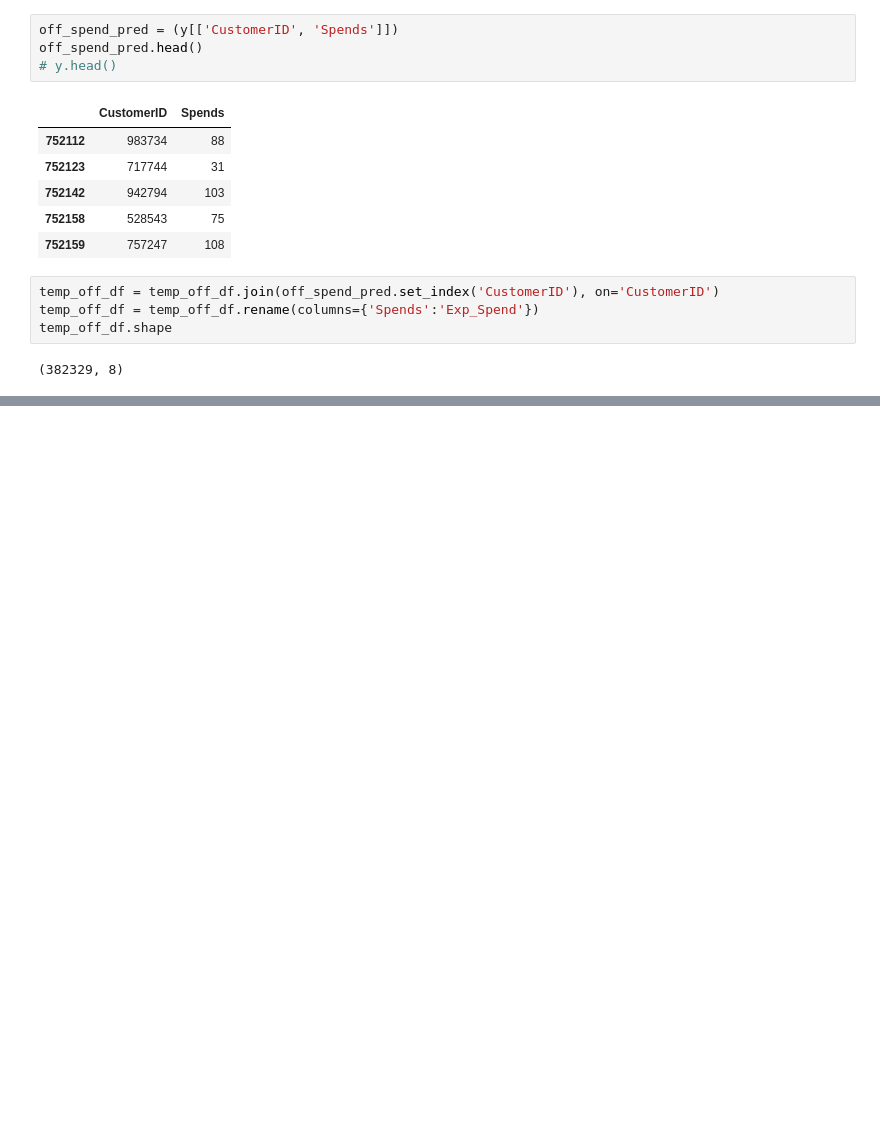
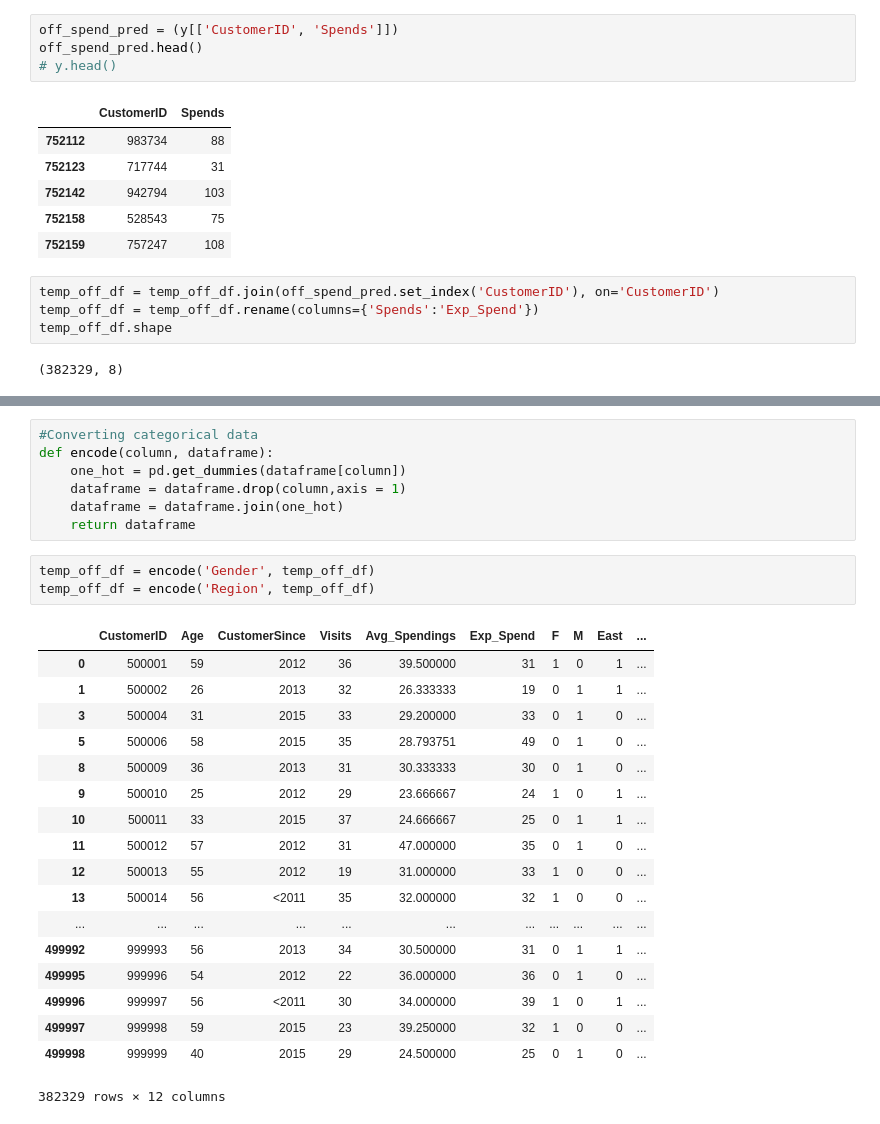
Before and after one commit to MounicaAleti/Customer_Purchasing_Patterns, a Jupyter notebook: myscript.ipynb, the cells around one changed output, grey strips where cells are left out. Saved outputs shown, nothing was run; the diff lists cells and outputs as text; blank space fills up the shorter version.

```diff
--- a/myscript.ipynb
+++ b/myscript.ipynb
@@ -362,0 +372,29 @@ temp_off_df.head()
+# %%
+#Converting categorical data
+def encode(column, dataframe):
+    one_hot = pd.get_dummies(dataframe[column])
+    dataframe = dataframe.drop(column,axis = 1)
+    dataframe = dataframe.join(one_hot)
+    return dataframe
+# %%
+temp_off_df = encode('Gender', temp_off_df)
+temp_off_df = encode('Region', temp_off_df)
+# %% [output]
+|  | CustomerID | Age | CustomerSince | Visits | Avg_Spendings | Exp_Spend | F | M | East | ... |
+| 0 | 500001 | 59 | 2012 | 36 | 39.500000 | 31 | 1 | 0 | 1 | ... |
+| 1 | 500002 | 26 | 2013 | 32 | 26.333333 | 19 | 0 | 1 | 1 | ... |
+| 3 | 500004 | 31 | 2015 | 33 | 29.200000 | 33 | 0 | 1 | 0 | ... |
+| 5 | 500006 | 58 | 2015 | 35 | 28.793751 | 49 | 0 | 1 | 0 | ... |
+| 8 | 500009 | 36 | 2013 | 31 | 30.333333 | 30 | 0 | 1 | 0 | ... |
+| 9 | 500010 | 25 | 2012 | 29 | 23.666667 | 24 | 1 | 0 | 1 | ... |
+| 10 | 500011 | 33 | 2015 | 37 | 24.666667 | 25 | 0 | 1 | 1 | ... |
+| 11 | 500012 | 57 | 2012 | 31 | 47.000000 | 35 | 0 | 1 | 0 | ... |
+| 12 | 500013 | 55 | 2012 | 19 | 31.000000 | 33 | 1 | 0 | 0 | ... |
+| 13 | 500014 | 56 | <2011 | 35 | 32.000000 | 32 | 1 | 0 | 0 | ... |
+| ... | ... | ... | ... | ... | ... | ... | ... | ... | ... | ... |
+| 499992 | 999993 | 56 | 2013 | 34 | 30.500000 | 31 | 0 | 1 | 1 | ... |
+| 499995 | 999996 | 54 | 2012 | 22 | 36.000000 | 36 | 0 | 1 | 0 | ... |
+| 499996 | 999997 | 56 | <2011 | 30 | 34.000000 | 39 | 1 | 0 | 1 | ... |
+| 499997 | 999998 | 59 | 2015 | 23 | 39.250000 | 32 | 1 | 0 | 0 | ... |
+| 499998 | 999999 | 40 | 2015 | 29 | 24.500000 | 25 | 0 | 1 | 0 | ... |
+382329 rows × 12 columns
```
Also changed, not shown: parts of 16 cells of this notebook.
